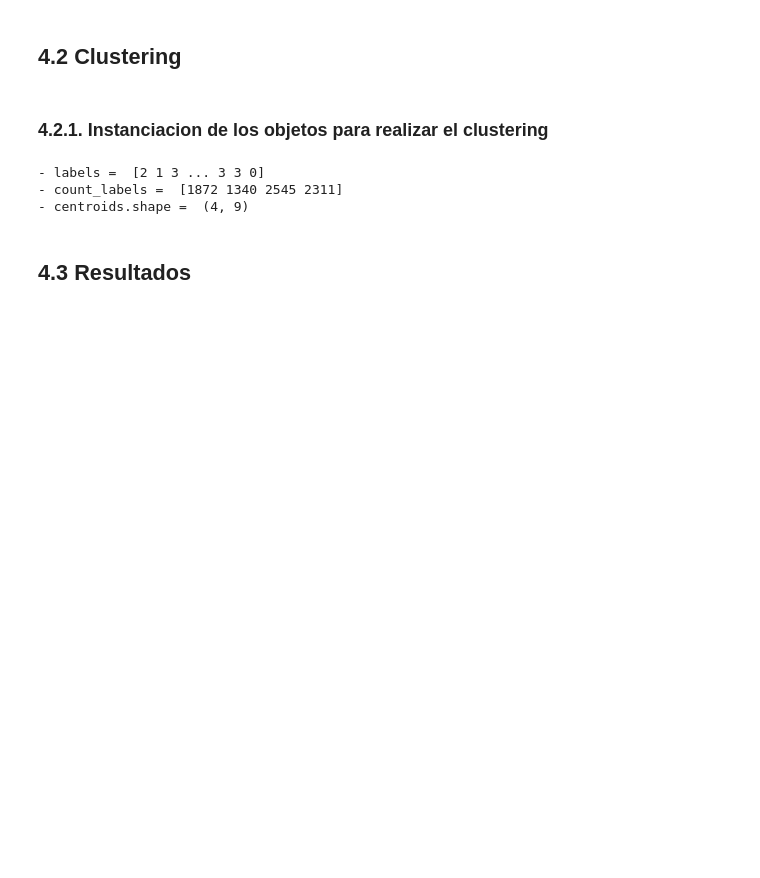
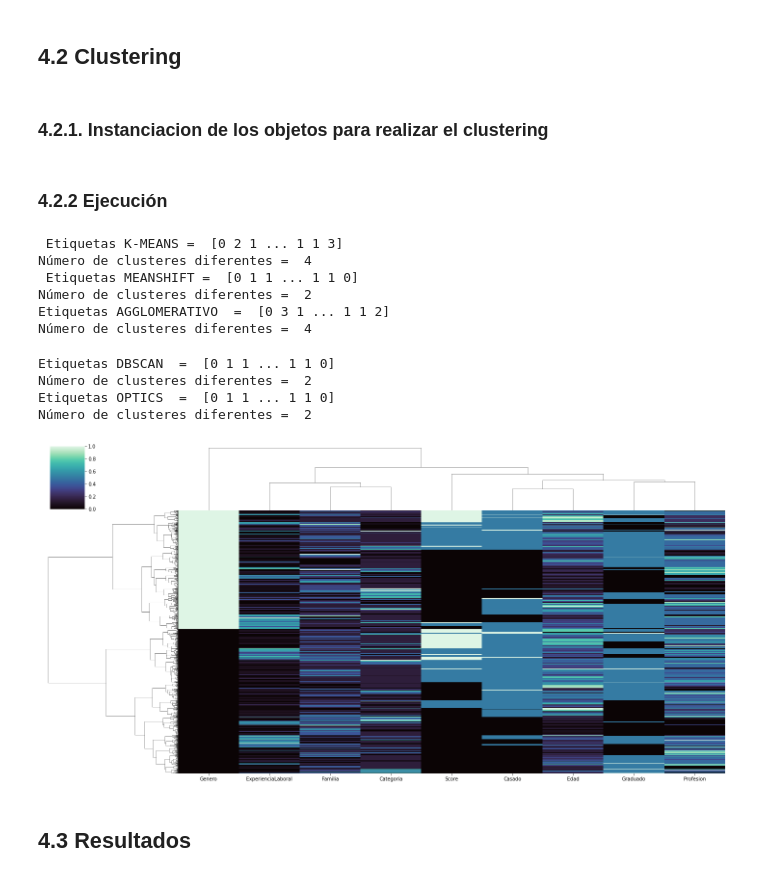
Before and after one commit to adriancarmona999/Analisis-de-estrategias-de-clustering-en-la-economia, a Jupyter notebook: automobile-customer-clustering-k-means-pca.ipynb, the cells around one changed output. Saved outputs shown, nothing was run; the diff lists cells and outputs as text; code cells hidden in the pictures; blank space fills up the shorter version.

```diff
--- a/automobile-customer-clustering-k-means-pca.ipynb
+++ b/automobile-customer-clustering-k-means-pca.ipynb
@@ -216,0 +320,3 @@ Se van a aplicar las siguientes tecnicas de clustering sobre los datos:
+# %%
+for e in range(1,12,1):
+    print(e)
@@ -217,3 +421,6 @@ Se van a aplicar las siguientes tecnicas de clustering sobre los datos:
+# %%
+EPS = 0.875
+MIN_SAMPLES = 3
 # %% [markdown]
 ## 4.2 Clustering
 # %% [markdown]
@@ -227,41 +434,70 @@ bw = estimate_bandwidth(df_normalizado, quantile=0.25, n_samples = 500, random_s
 meanshift = MeanShift(bandwidth=bw, bin_seeding=True)
 
 ## CLUSTERING AGLOMERATIVO
-clustering_aglomerativo = AgglomerativeClustering(n_clusters=5, affinity = 'euclidean', linkage='ward')
+clustering_aglomerativo = AgglomerativeClustering(n_clusters=K, affinity = 'euclidean', linkage='ward')
+
 
 ## DBSCAN
-dbscan = DBSCAN(eps=0.14)
+dbscan = DBSCAN(eps=0.9, min_samples=10)
 
 ## OPTICS
-optics = OPTICS(min_samples=2, cluster_method='dbscan', max_eps=10)
+optics = OPTICS(min_samples=MIN_SAMPLES, cluster_method='dbscan',max_eps=EPS)
 
 # TODO
 #CLUSTERING PROBABILISTICO
-# %% [output]
-- labels =  [2 1 3 ... 3 3 0]
-- count_labels =  [1872 1340 2545 2311]
-- centroids.shape =  (4, 9)
+# %% [markdown]
+### 4.2.2 Ejecución
 # %%
 
 # LLAMADA AL METODO FIT.
+
 ## KMEANS
-X_train1 = X_train.copy()
-labels = kmeans.fit_predict(X_train1)
-print("- labels = ", labels)
+kmeans.fit(df_normalizado)
+kmeans_labels = kmeans.labels_
+print(" Etiquetas K-MEANS = ", kmeans_labels)
+print('Número de clusteres diferentes = ', len(set(kmeans_labels)))
 
-    # count labels
-count_labels = np.bincount(labels)
-print("- count_labels = ", count_labels)
+## MEANSHIFT
+meanshift.fit(df_normalizado)
+meanshift_labels = meanshift.labels_
+print(" Etiquetas MEANSHIFT = ", meanshift_labels)
+print('Número de clusteres diferentes = ', len(set(meanshift_labels)))
 
-    # find centroids
-centroids = kmeans.cluster_centers_
-print("- centroids.shape = ", centroids.shape)
-## MEANSHIFT
 ## CLUSTERING AGLOMERATIVO
+clustering_aglomerativo.fit(df_normalizado)
+clustering_aglomerativo_labels = clustering_aglomerativo.labels_
+print("Etiquetas AGGLOMERATIVO  = ", clustering_aglomerativo_labels)
+print('Número de clusteres diferentes = ', len(set(clustering_aglomerativo_labels)))
+
+sns.clustermap(df_normalizado, method='ward', figsize=(20,10), cmap="mako", yticklabels=False)
+plt.savefig("dendrograma.png")
+
 ## DBSCAN
+dbscan.fit(df_normalizado)
+dbscan_labels = dbscan.labels_
+print("Etiquetas DBSCAN  = ", dbscan_labels)
+print('Número de clusteres diferentes = ', len(set(dbscan_labels)))
+
 ## OPTICS
+optics.fit(df_normalizado)
+optics_labels = optics.labels_
+print("Etiquetas OPTICS  = ", optics_labels)
+print('Número de clusteres diferentes = ', len(set(optics_labels)))
+
 # TODO
 #CLUSTERING PROBABILISTICO
+# %% [output]
+ Etiquetas K-MEANS =  [0 2 1 ... 1 1 3]
+Número de clusteres diferentes =  4
+ Etiquetas MEANSHIFT =  [0 1 1 ... 1 1 0]
+Número de clusteres diferentes =  2
+Etiquetas AGGLOMERATIVO  =  [0 3 1 ... 1 1 2]
+Número de clusteres diferentes =  4
+Etiquetas DBSCAN  =  [0 1 1 ... 1 1 0]
+Número de clusteres diferentes =  2
+Etiquetas OPTICS  =  [0 1 1 ... 1 1 0]
+Número de clusteres diferentes =  2
+[figure, added]
 # %% [markdown]
 ## 4.3 Resultados
 # %%
```
Also changed, not shown: parts of 25 cells of this notebook, 8 other files.
